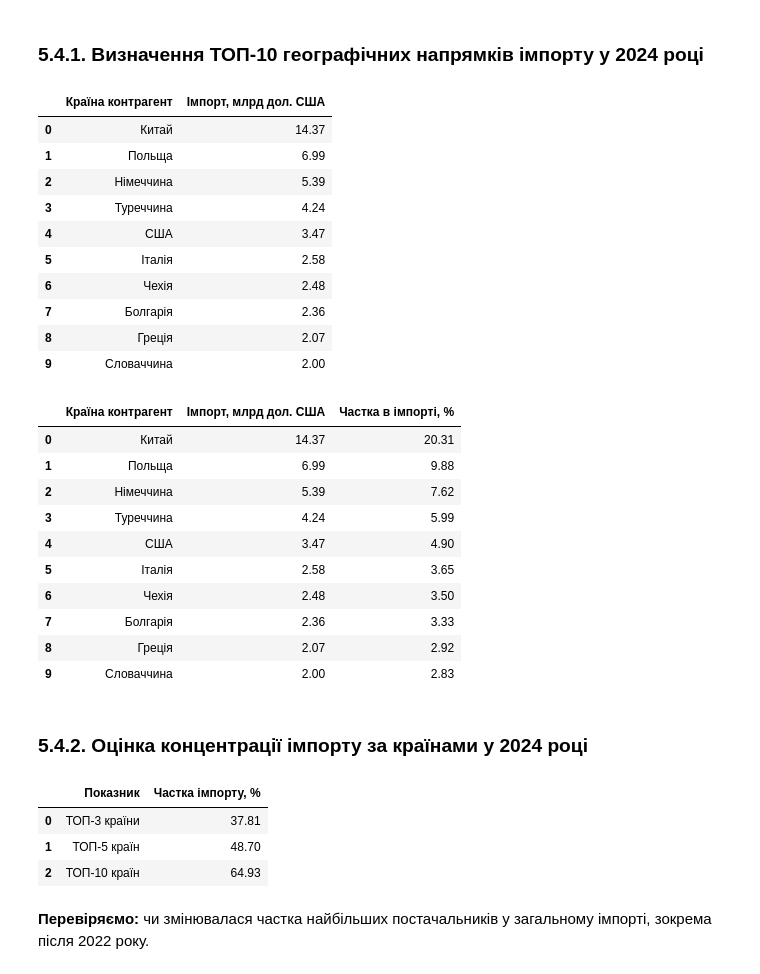
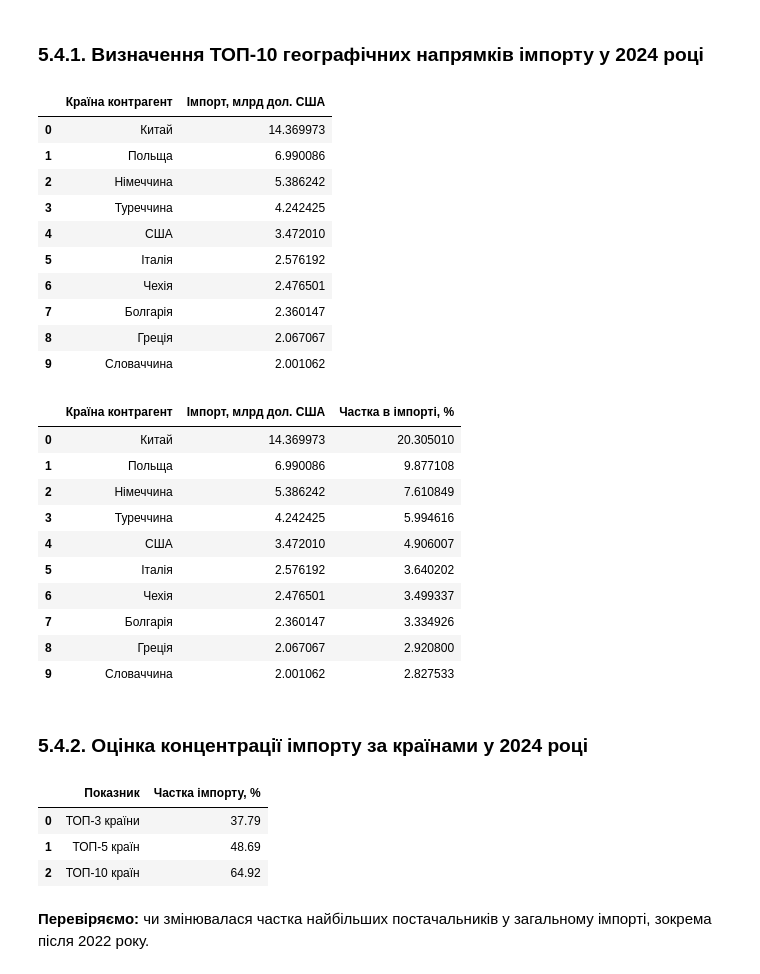
Before and after one commit to olena-analytics/ukraine-foreign-trade-analysis, a Jupyter notebook: notebooks/01_ukraine_import_analysis.ipynb, the cells around one changed output. Saved outputs shown, nothing was run; the diff lists cells and outputs as text; code cells hidden in the pictures.

```diff
--- a/notebooks/01_ukraine_import_analysis.ipynb
+++ b/notebooks/01_ukraine_import_analysis.ipynb
@@ -647,8 +697,7 @@ for year in analysis_years:
 
     import_share_table[year] = (
         import_share_table[year] / total_import * 100
-    ).round(2)
-
+    )
 # Перейменовуємо стовпці
 import_share_table = import_share_table.rename(
     columns={
@@ -1772,7 +1823,7 @@ top_10_countries_2024 = (
 # Переводимо обсяги з тисяч доларів у мільярди доларів
 top_10_countries_2024['Імпорт, млрд дол. США'] = (
     top_10_countries_2024['2024'] / 1_000_000
-).round(2)
+)
 
 display(
     top_10_countries_2024[
@@ -1781,50 +1832,50 @@ display(
 )
 # %% [output]
 |  | Країна контрагент | Імпорт, млрд дол. США |
-| 0 | Китай | 14.37 |
-| 1 | Польща | 6.99 |
-| 2 | Німеччина | 5.39 |
-| 3 | Туреччина | 4.24 |
-| 4 | США | 3.47 |
-| 5 | Італія | 2.58 |
-| 6 | Чехія | 2.48 |
-| 7 | Болгарія | 2.36 |
-| 8 | Греція | 2.07 |
-| 9 | Словаччина | 2.00 |
+| 0 | Китай | 14.369973 |
+| 1 | Польща | 6.990086 |
+| 2 | Німеччина | 5.386242 |
+| 3 | Туреччина | 4.242425 |
+| 4 | США | 3.472010 |
+| 5 | Італія | 2.576192 |
+| 6 | Чехія | 2.476501 |
+| 7 | Болгарія | 2.360147 |
+| 8 | Греція | 2.067067 |
+| 9 | Словаччина | 2.001062 |
 # %%
 # Отримуємо загальний обсяг імпорту за 2024 рік
 total_import_2024 = total_trade_table.loc[
     total_trade_table['Рік'] == '2024',
     'Імпорт, млрд дол. США'
 ].iloc[0]
 
 # Розраховуємо частки ТОП-10 країн
 top_10_countries_2024['Частка в імпорті, %'] = (
     top_10_countries_2024['Імпорт, млрд дол. США']
     / total_import_2024 * 100
-).round(2)
+)
 
 display(
     top_10_countries_2024[
         [
             'Країна контрагент',
             'Імпорт, млрд дол. США',
             'Частка в імпорті, %'
         ]
     ]
 )
 # %% [output]
 |  | Країна контрагент | Імпорт, млрд дол. США | Частка в імпорті, % |
-| 0 | Китай | 14.37 | 20.31 |
-| 1 | Польща | 6.99 | 9.88 |
-| 2 | Німеччина | 5.39 | 7.62 |
-| 3 | Туреччина | 4.24 | 5.99 |
-| 4 | США | 3.47 | 4.90 |
-| 5 | Італія | 2.58 | 3.65 |
-| 6 | Чехія | 2.48 | 3.50 |
-| 7 | Болгарія | 2.36 | 3.33 |
-| 8 | Греція | 2.07 | 2.92 |
-| 9 | Словаччина | 2.00 | 2.83 |
+| 0 | Китай | 14.369973 | 20.305010 |
+| 1 | Польща | 6.990086 | 9.877108 |
+| 2 | Німеччина | 5.386242 | 7.610849 |
+| 3 | Туреччина | 4.242425 | 5.994616 |
+| 4 | США | 3.472010 | 4.906007 |
+| 5 | Італія | 2.576192 | 3.640202 |
+| 6 | Чехія | 2.476501 | 3.499337 |
+| 7 | Болгарія | 2.360147 | 3.334926 |
+| 8 | Греція | 2.067067 | 2.920800 |
+| 9 | Словаччина | 2.001062 | 2.827533 |
 # %% [markdown]
 ### 5.4.2. Оцінка концентрації імпорту за країнами у 2024 році
 # %%
@@ -1845,9 +1896,9 @@ country_concentration_2024['Частка імпорту, %'] = (
 display(country_concentration_2024)
 # %% [output]
 |  | Показник | Частка імпорту, % |
-| 0 | ТОП-3 країни | 37.81 |
-| 1 | ТОП-5 країн | 48.70 |
-| 2 | ТОП-10 країн | 64.93 |
+| 0 | ТОП-3 країни | 37.79 |
+| 1 | ТОП-5 країн | 48.69 |
+| 2 | ТОП-10 країн | 64.92 |
 # %% [markdown]
 **Перевіряємо:** чи змінювалася частка найбільших постачальників у загальному імпорті, зокрема після 2022 року.
 # %%
```
Also changed, not shown: parts of 23 cells of this notebook.
